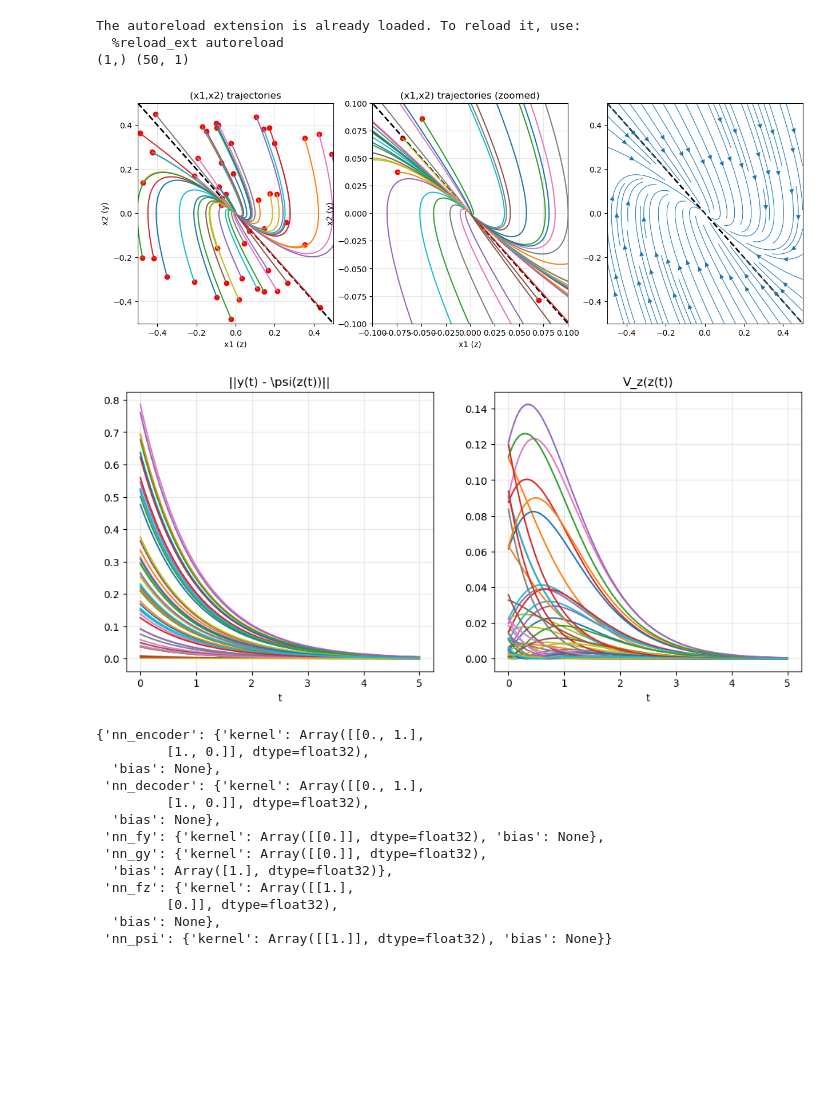
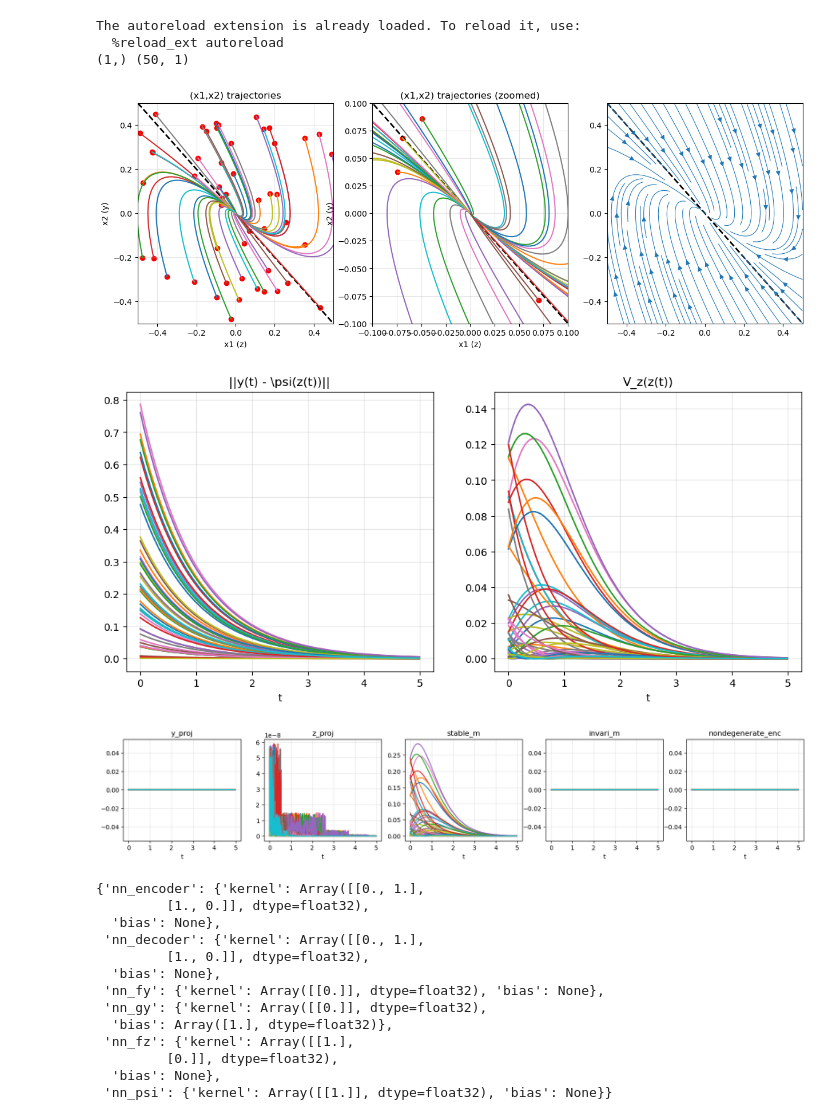
Before and after one commit to kylewang1999/zd_policy, a Jupyter notebook: scripts/main.ipynb, the cells around one changed output. Saved outputs shown, nothing was run; the diff lists cells and outputs as text; code cells hidden in the pictures; blank space fills up the shorter version.

```diff
--- a/scripts/main.ipynb
+++ b/scripts/main.ipynb
@@ -114,36 +127,36 @@ rng = jax.random.PRNGKey(42)
 params = flax.core.FrozenDict({}) # place holder for NN parameters
 ts = jnp.arange(cfg_rollout.t0, cfg_rollout.t1 + cfg_rollout.dt, cfg_rollout.dt)
 x0s = jax.random.uniform(rng, (50, 2), minval=-box_width, maxval=box_width)
 
 rom = NNDoubleIntegratorROM(cfg_rom=cfg_rom)
 rom.hardcode_nn_params()
 
 integrator = Integrator(
     solver=partial(dfx.diffeqsolve, solver=dfx.Tsit5()),
     ts=ts,
     rom=rom
 )
 
 
 
 ret1 = rom.policy_v(1.0, 1.0)
 ret2 = jax.vmap(rom.policy_v, in_axes=(0, 0))(
     jnp.ones((50,)),
     jnp.ones((50,))
 )
 
 print(ret1.shape, ret2.shape)
 
 ret = integrator.apply(x0s)
-debug_ret = integrator.post_apply(ret)
-
-make_plots(ret, debug_ret)
+aux_ret, loss_ret = integrator.post_apply(ret)
+make_plots(ret, aux_ret, loss_ret)
 # %% [output]
 The autoreload extension is already loaded. To reload it, use:
   %reload_ext autoreload
 (1,) (50, 1)
 [figure]
 [figure]
+[figure, added]
 # %%
 rom.get_nn_params()
 # %% [output]
```
Also changed, not shown: parts of 1 cell of this notebook, 1 other file.
